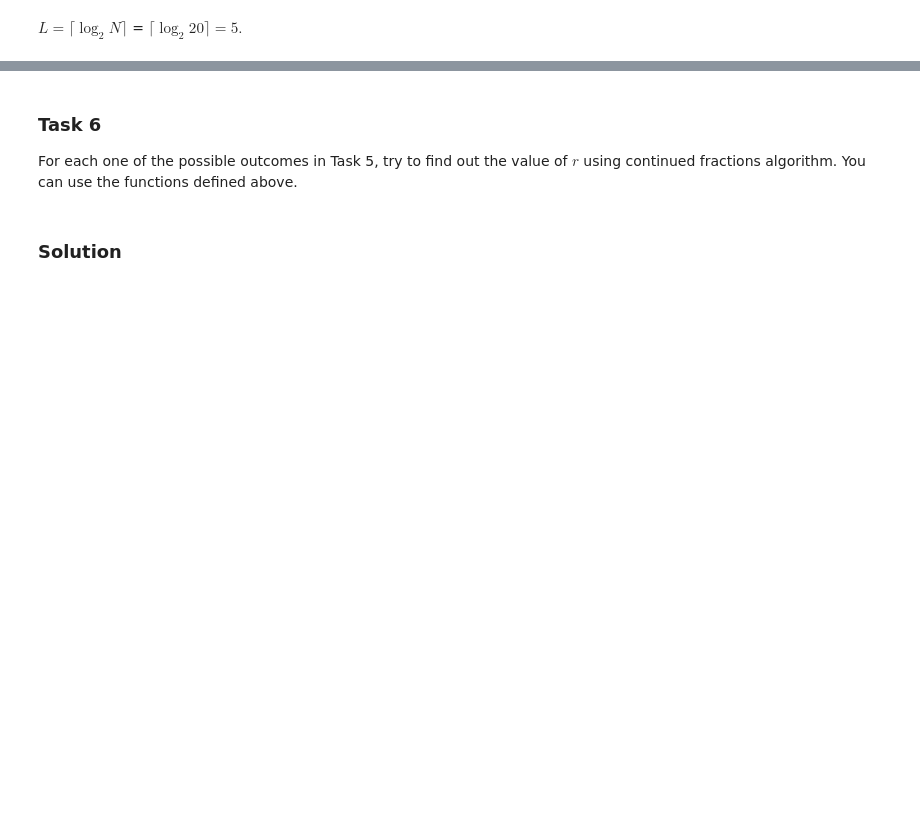
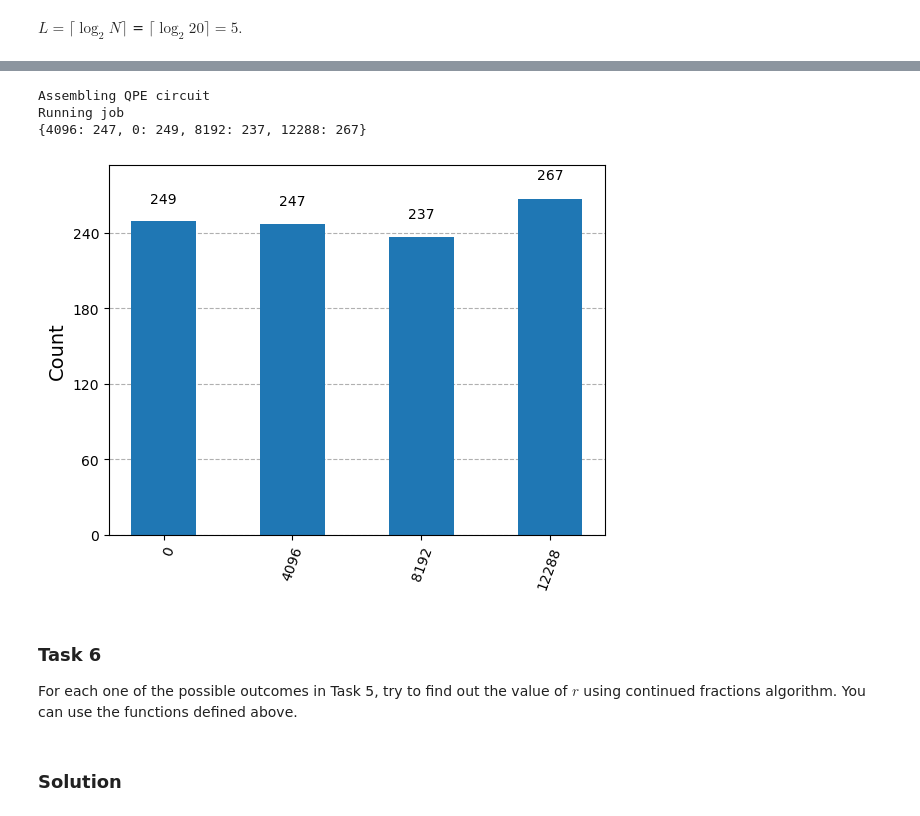
Before and after one commit to ozlemsalehi/cs435, a Jupyter notebook: silver/D04_Order_Finding_Algorithm_Solutions.ipynb, the cells around one changed output, grey strips where cells are left out. Drawn from its saved outputs; the diff is of its cells as text; code cells hidden in the pictures; blank space fills up the shorter version.

Commit message:
fixes to order finding

```diff
--- a/silver/D04_Order_Finding_Algorithm_Solutions.ipynb
+++ b/silver/D04_Order_Finding_Algorithm_Solutions.ipynb
@@ -197,3 +175,26 @@ def qpe(t,control, target, circuit, U):
+# %%
+# %load qpe.py
+from qiskit import QuantumRegister, ClassicalRegister, QuantumCircuit
+from qiskit.circuit.library import UnitaryGate
+import numpy as np
+
+def qpe(t, control, target, circuit, U):
+    # U is the unitary matrix (numpy array) whose eigenvalue we would like to estimate.
+    # Qiskit ordering: control[0] is the least significant qubit of the control register.
+    # control[j] controls U^(2^j), so after iqft the control register holds phase*2^t,
+    # which can be read directly as an integer from the measurement result.
+
+    #Apply Hadamard to control qubits
+    for qb in control:
+        circuit.h(qb)
+
+    for j in range(t):
+        #Create the gate CU^(2^j) where control[j] is the control qubit
+        CU = UnitaryGate(np.linalg.matrix_power(U, 2**j)).control()
+        circuit.append(CU, [control[j]] + list(target))
+
+    #Apply inverse QFT
+    iqft(t,control,circuit)
 # %%
 # %load iqft.py
 from qiskit import QuantumRegister, ClassicalRegister, QuantumCircuit
@@ -250,40 +255,43 @@ target = QuantumRegister(n)
 measurement = ClassicalRegister(t)
 
 #Create cirucit
 qc5=QuantumCircuit(control, target, measurement)
 
 #Set target qubit to state |1>
-#Remember, we're not using the qiskit qubit ordering convention now
-qc5.x(target[n-1])
+#Qiskit ordering: target[0] is the least significant qubit
+qc5.x(target[0])
 
-#Create operator U
+#Create operator CU
 x=3
 N=20
-U=Ux(x,N)
+uU=Ux(x,N)
 
 print("Assembling QPE circuit")
 #Apply QPE
-qpe(t,control, target, qc5, U)
+qpe(t,control, target, qc5, uU)
 
 # Measure control qubits
 qc5.measure(control, measurement)
 
-# Reverse target (and every other) qubits
-qc5=qc5.reverse_bits()
 
 # Run circuit on AerSimulator
 print("Running job")
 qc5=transpile(qc5, AerSimulator())
 backend = AerSimulator(max_parallel_threads=8, max_parallel_experiments=1)
 job = backend.run(qc5, shots=1000)
 counts = job.result().get_counts()
 
 # Convert binary strings to integers
 counts_int=dict((int(key,2), value) for (key, value) in counts.items())
 
 # Print a histogram of results
 print(counts_int)
 display(plot_histogram(counts_int))
+# %% [output]
+Assembling QPE circuit
+Running job
+{4096: 247, 0: 249, 8192: 237, 12288: 267}
+[figure, added]
 # %% [markdown]
 <a id="task6"></a>
 <h3>Task 6</h3>
```
Also changed, not shown: parts of 29 cells of this notebook, 5 other files.
